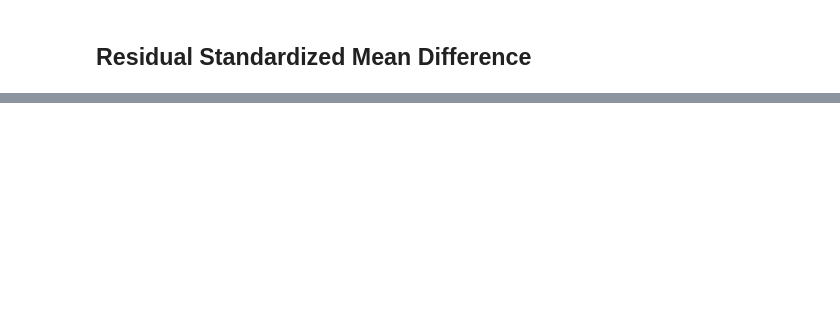
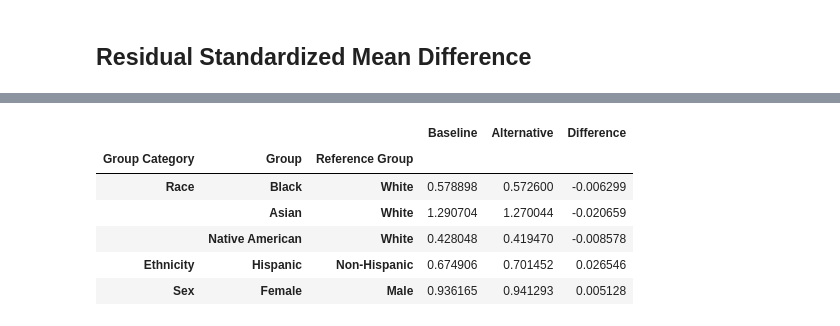
Before and after one commit to nickpschmidt/public_talks, a Jupyter notebook: 20221111 - Big Data and Intelligent Analytics - Northeastern/ML Fairness - HMDA Example.ipynb, the cells around one changed output, grey strips where cells are left out. Drawn from its saved outputs; the diff is of its cells as text; code cells hidden in the pictures; blank space fills up the shorter version.

```diff
--- a/20221111 - Big Data and Intelligent Analytics - Northeastern/ML Fairness - HMDA Example.ipynb
+++ b/20221111 - Big Data and Intelligent Analytics - Northeastern/ML Fairness - HMDA Example.ipynb
@@ -52,20 +94,3 @@ xgb_classifier = xgb.XGBClassifier(**params).fit(X=df.loc[train, features], y=df
-# %%
-
-df.loc[train, 'predictions'] = xgb_classifier.predict_proba(df.loc[train, features])[:, 1]
-df.loc[~train, 'predictions'] = xgb_classifier.predict_proba(df.loc[~train, features])[:, 1]
-
-
-auc_train = metrics.roc_auc_score(y_score=df.loc[train, 'predictions'], y_true=df.loc[train, label])
-auc_valid = metrics.roc_auc_score(y_score=df.loc[~train, 'predictions'], y_true=df.loc[~train, label])
-
-print(
-    f"\n************************"
-    f"\n**** Model ROC-AUC: ****"
-    f"\nTraining:          {auc_train:0.3f}"
-    f"\nValidation:        {auc_valid:0.3f}"
-    f"\nPercent Change:   {auc_valid / auc_train - 1: 0.2%}"
-    f"\n************************"
-)
 # %%
 df.loc[train, 'predictions'].describe()
 
@@ -127,0 +212,9 @@ sd.ui.show(rsmd.summary_table)
+# %%
+alternative_params = baseline_params.copy()
+alternative_params['max_depth'] = 4
+alternative_params['n_estimators'] = 180
+build_model(params=alternative_params, prediction_name='alt_predictions')
+
+df['Alternative Gets Offer'] = (df['alt_predictions'] > cutoff).astype(int)
+
+pd.crosstab(df['Gets Offer'], df['Alternative Gets Offer'])
@@ -127,0 +232,25 @@ sd.ui.show(rsmd.summary_table)
+# %%
+alt_air = sd.adverse_impact_ratio(
+    **common_info_for_testing,
+    outcome=df.loc[~train, 'Alternative Gets Offer'],
+    air_threshold=0.8,
+    percent_difference_threshold=0.0,
+).summary_table
+
+alt_air.set_index(keys=['Group Category', 'Group', 'Reference Group'], inplace=True)
+baseline_air = air.summary_table.copy().set_index(keys=['Group Category', 'Group', 'Reference Group'])
+air_comparison = pd.concat(
+    objs=(baseline_air['AIR'], alt_air['AIR']),
+    keys=['Baseline', 'Alternative'],
+    axis=1
+)
+air_comparison['Difference'] = air_comparison['Alternative'] - air_comparison['Baseline']
+air_comparison.loc[air_comparison['Baseline'].notna(), :]
+# %% [output]
+|  |  |  | Baseline | Alternative | Difference |
+| Group Category | Group | Reference Group |  |  |  |
+| Race | Black | White | 0.578898 | 0.572600 | -0.006299 |
+|  | Asian | White | 1.290704 | 1.270044 | -0.020659 |
+|  | Native American | White | 0.428048 | 0.419470 | -0.008578 |
+| Ethnicity | Hispanic | Non-Hispanic | 0.674906 | 0.701452 | 0.026546 |
+| Sex | Female | Male | 0.936165 | 0.941293 | 0.005128 |
```
Also changed, not shown: parts of 10 cells of this notebook, 1 other file.
